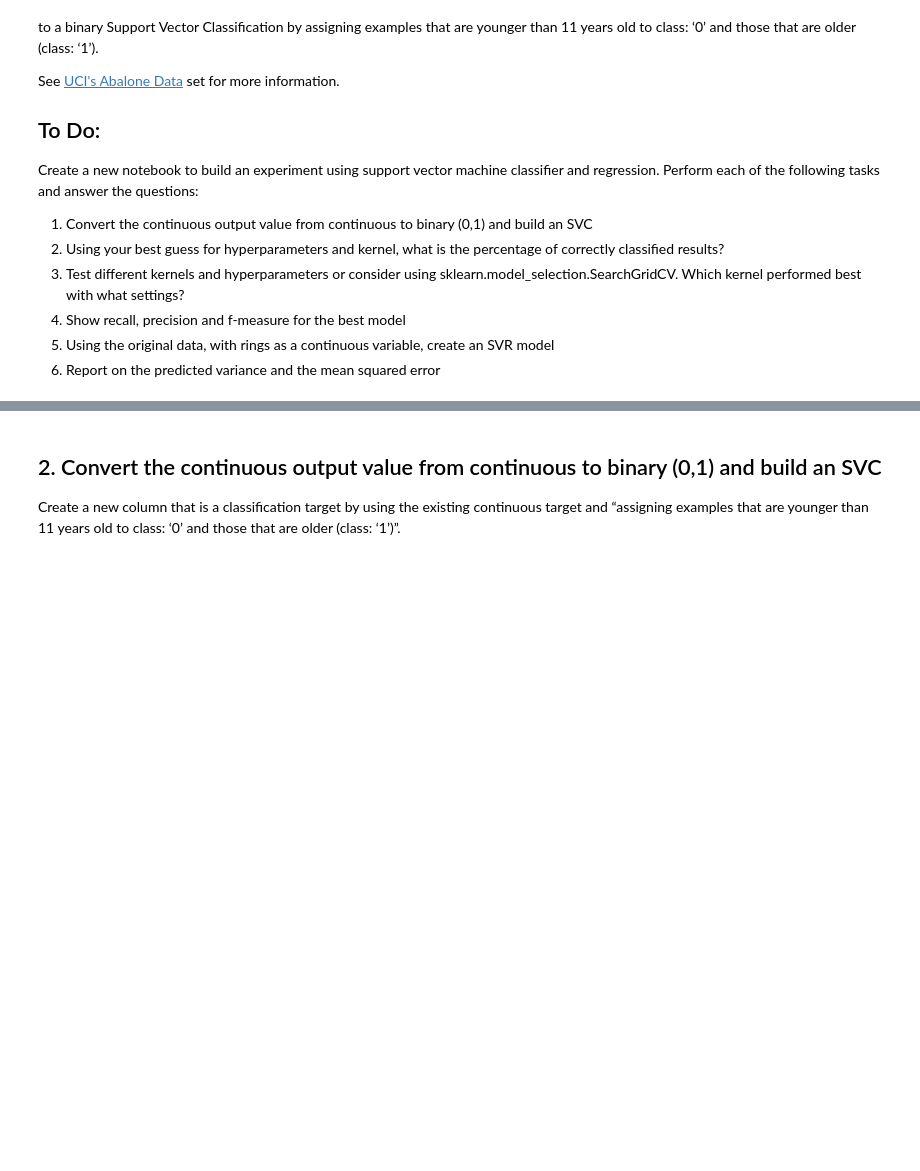
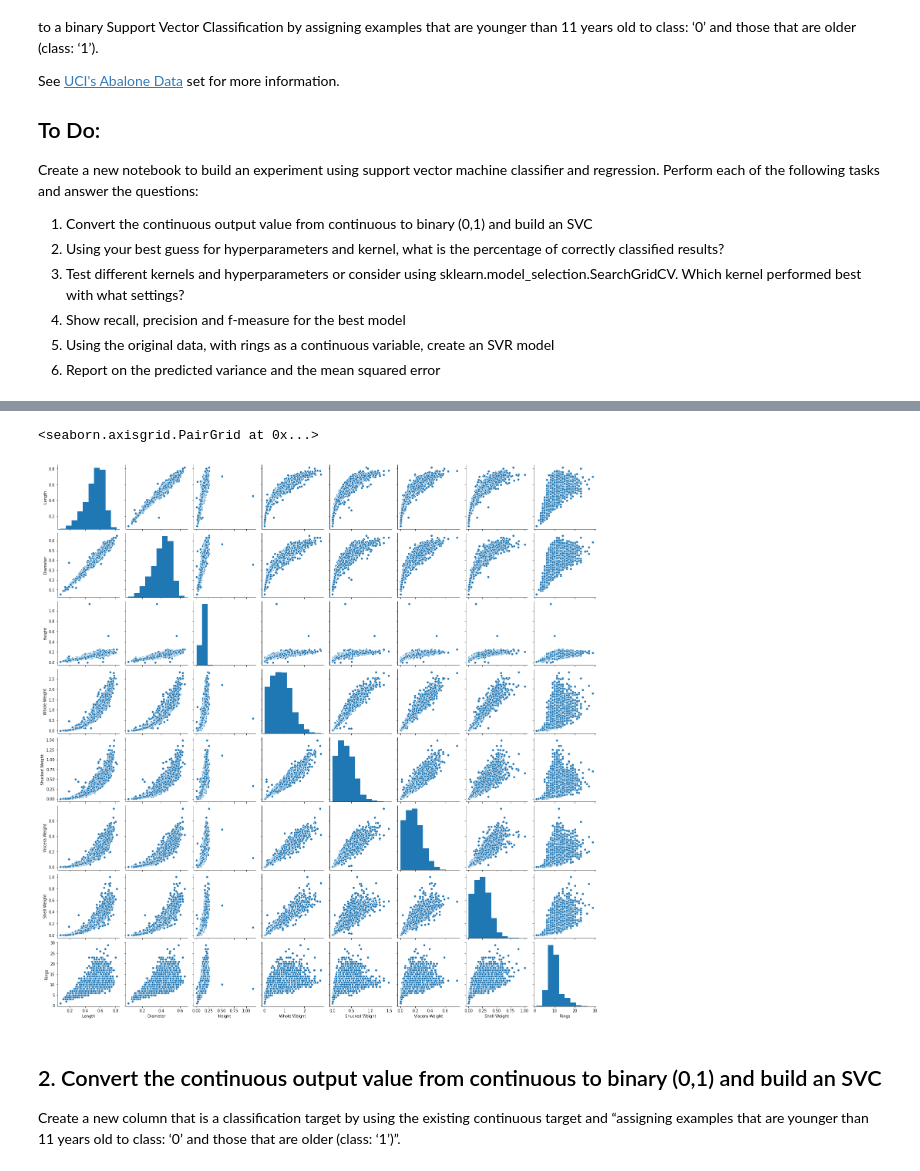
Before and after one commit to haynaou/DS-Certificate-UW, a Jupyter notebook: Course 3 Machine Learning Techniques/Assignments/L07-Houda-Aynaou.ipynb, the cells around one changed output, grey strips where cells are left out. Saved outputs shown, nothing was run; the diff lists cells and outputs as text; code cells hidden in the pictures; blank space fills up the shorter version.

```diff
--- a/Course 3 Machine Learning Techniques/Assignments/L07-Houda-Aynaou.ipynb
+++ b/Course 3 Machine Learning Techniques/Assignments/L07-Houda-Aynaou.ipynb
@@ -26,0 +35,4 @@ Create a new notebook to build an experiment using support vector machine classi
+# %%
+LINK = 'https://raw.githubusercontent.com/houdaaynaou/DS-Certificate-UW/master/Course%203%20Machine%20Learning%20Techniques/Data/Abalone.csv'
+data = pd.read_csv(LINK)
+data.head()
@@ -27,3 +81,8 @@ Create a new notebook to build an experiment using support vector machine classi
+# %%
+sns.pairplot(data)
+# %% [output]
+<seaborn.axisgrid.PairGrid at 0x...>
+[figure, added]
 # %% [markdown]
 ## 2. Convert the continuous output value from continuous to binary (0,1) and build an SVC
 
```
Also changed, not shown: parts of 10 cells of this notebook.
